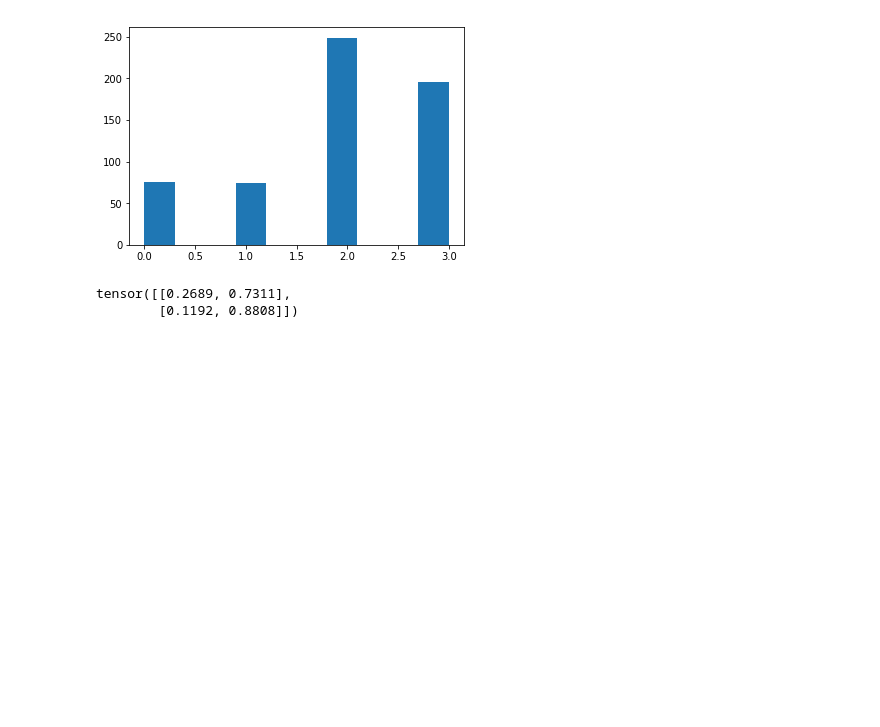
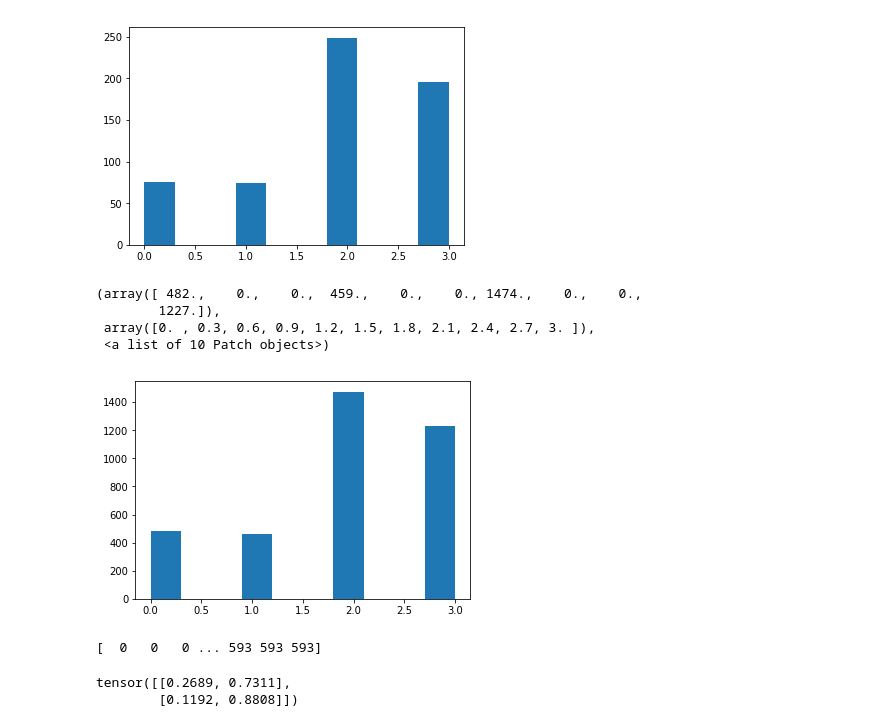
Before and after one commit to damasl/axis_classification, a Jupyter notebook: ECG-CNN.ipynb, the cells around one changed output. Cells and saved outputs as stored; diff of their text form; code cells hidden in the pictures; blank space fills up the shorter version.

```diff
--- a/ECG-CNN.ipynb
+++ b/ECG-CNN.ipynb
@@ -285,6 +335,18 @@ plt.hist(data["axis_id"].values[train_idx])
  array([0. , 0.3, 0.6, 0.9, 1.2, 1.5, 1.8, 2.1, 2.4, 2.7, 3. ]),
  <a list of 10 Patch objects>)
 [figure]
+# %%
+plt.hist([train_dataset.data[x, -1] for x in np.array(train_dataset.cut_points, dtype=np.int32)[:,0]])
+# %% [output]
+(array([ 482.,    0.,    0.,  459.,    0.,    0., 1474.,    0.,    0.,
+        1227.]),
+ array([0. , 0.3, 0.6, 0.9, 1.2, 1.5, 1.8, 2.1, 2.4, 2.7, 3. ]),
+ <a list of 10 Patch objects>)
+[figure, added]
+# %%
+print(np.array(train_dataset.cut_points, dtype=np.int32)[:,0], )
+# %% [output]
+[  0   0   0 ... 593 593 593]
 # %%
 F.softmax(torch.tensor([[2.0,3.0], [1.0, 3.0]]).float(), dim  = 1)
 # %% [output]
```
Also changed, not shown: parts of 5 cells of this notebook.
